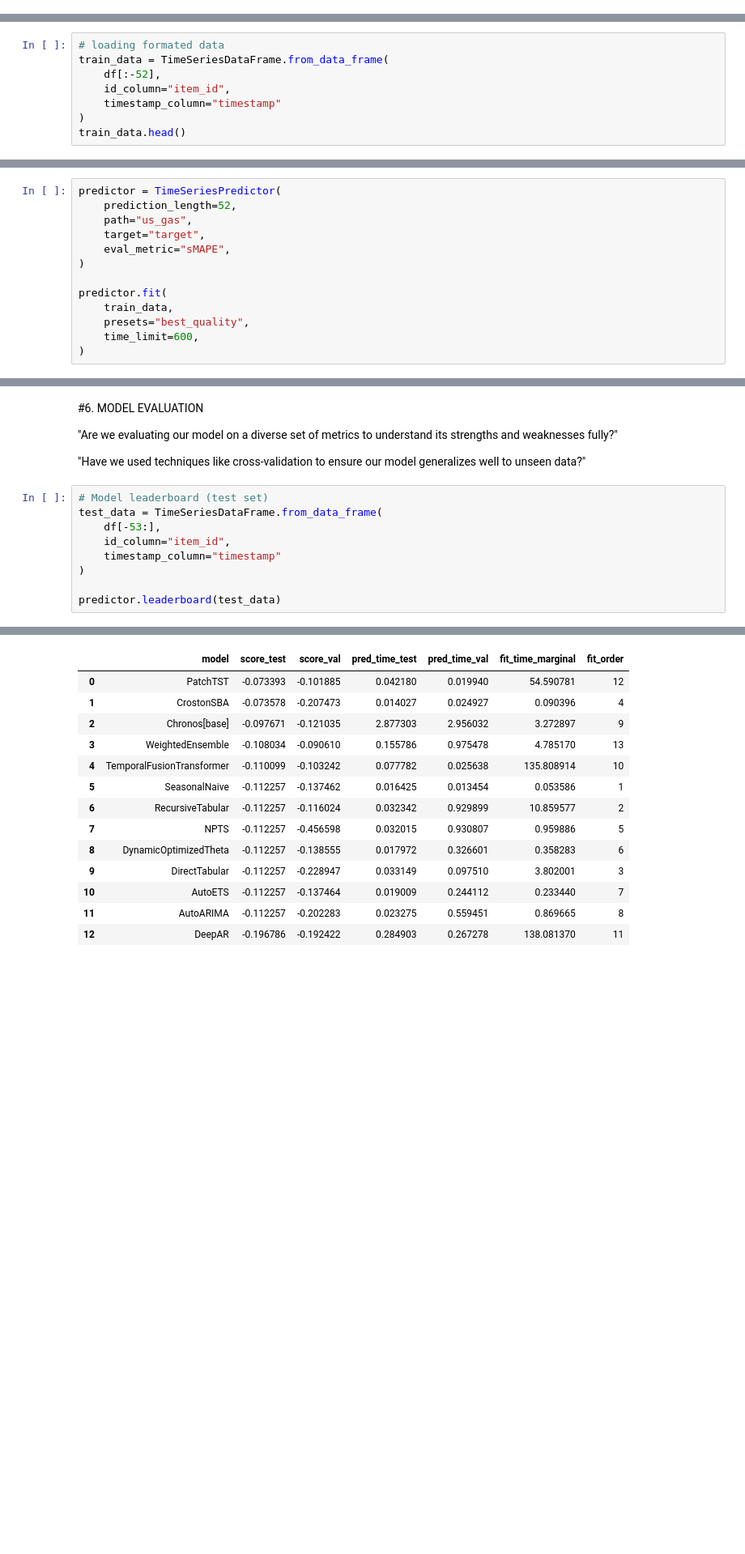
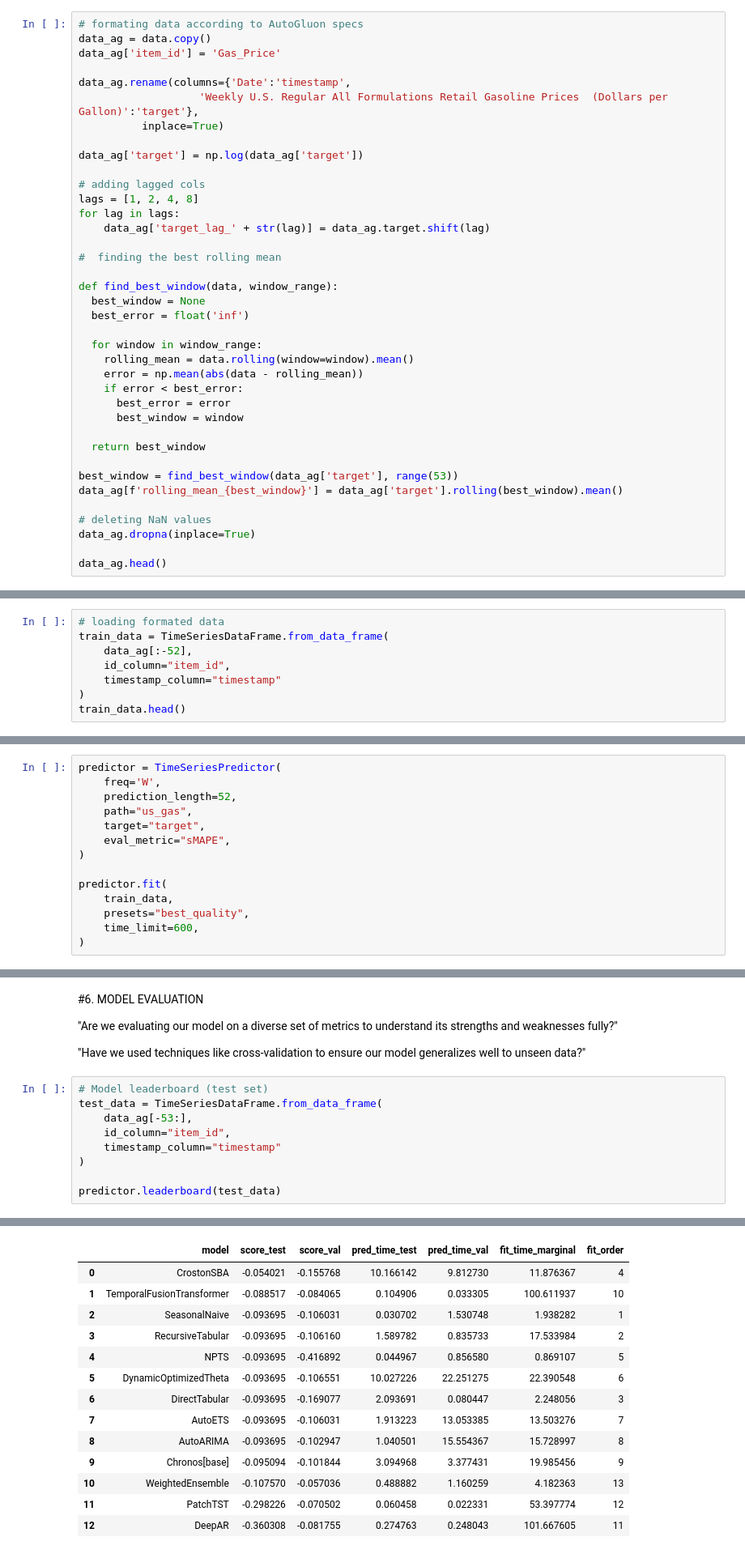
Before and after one commit to mzaoualim/us_gas_price, a Jupyter notebook: notebooks/step_by_step_notebook.ipynb, the cells around one changed output, grey strips where cells are left out. Shown at 81% size. Saved outputs shown, nothing was run; the diff lists cells and outputs as text; blank space fills up the shorter version.

```diff
--- a/notebooks/step_by_step_notebook.ipynb
+++ b/notebooks/step_by_step_notebook.ipynb
@@ -136,0 +170,38 @@ Foundational models, like Chronos, doesnt require feature engieering
+# %%
+# formating data according to AutoGluon specs
+data_ag = data.copy()
+data_ag['item_id'] = 'Gas_Price'
+
+data_ag.rename(columns={'Date':'timestamp',
+                   'Weekly U.S. Regular All Formulations Retail Gasoline Prices  (Dollars per Gallon)':'target'},
+          inplace=True)
+
+data_ag['target'] = np.log(data_ag['target'])
+
+# adding lagged cols
+lags = [1, 2, 4, 8]
+for lag in lags:
+    data_ag['target_lag_' + str(lag)] = data_ag.target.shift(lag)
+
+#  finding the best rolling mean
+
+def find_best_window(data, window_range):
+  best_window = None
+  best_error = float('inf')
+
+  for window in window_range:
+    rolling_mean = data.rolling(window=window).mean()
+    error = np.mean(abs(data - rolling_mean))
+    if error < best_error:
+      best_error = error
+      best_window = window
+
+  return best_window
+
+best_window = find_best_window(data_ag['target'], range(53))
+data_ag[f'rolling_mean_{best_window}'] = data_ag['target'].rolling(best_window).mean()
+
+# deleting NaN values
+data_ag.dropna(inplace=True)
+
+data_ag.head()
@@ -186,7 +249,7 @@ df.head()
 # %%
 # loading formated data
 train_data = TimeSeriesDataFrame.from_data_frame(
-    df[:-52],
+    data_ag[:-52],
     id_column="item_id",
     timestamp_column="timestamp"
 )
@@ -202,5 +265,6 @@ train_data.head()
 # %%
 predictor = TimeSeriesPredictor(
+    freq='W',
     prediction_length=52,
     path="us_gas",
     target="target",
@@ -338,7 +386,7 @@ Additional data provided, testing on additional data. Resulting leaderboard will
 # %%
 # Model leaderboard (test set)
 test_data = TimeSeriesDataFrame.from_data_frame(
-    df[-53:],
+    data_ag[-53:],
     id_column="item_id",
     timestamp_column="timestamp"
 )
@@ -354,14 +403,14 @@ Warning: 1 time series (100.0%) are shorter than 1 and cannot be predicted by Re
 |  | model | score_test | score_val | pred_time_test | pred_time_val | fit_time_marginal | fit_order |
-| 0 | PatchTST | -0.073393 | -0.101885 | 0.042180 | 0.019940 | 54.590781 | 12 |
-| 1 | CrostonSBA | -0.073578 | -0.207473 | 0.014027 | 0.024927 | 0.090396 | 4 |
-| 2 | Chronos[base] | -0.097671 | -0.121035 | 2.877303 | 2.956032 | 3.272897 | 9 |
-| 3 | WeightedEnsemble | -0.108034 | -0.090610 | 0.155786 | 0.975478 | 4.785170 | 13 |
-| 4 | TemporalFusionTransformer | -0.110099 | -0.103242 | 0.077782 | 0.025638 | 135.808914 | 10 |
-| 5 | SeasonalNaive | -0.112257 | -0.137462 | 0.016425 | 0.013454 | 0.053586 | 1 |
-| 6 | RecursiveTabular | -0.112257 | -0.116024 | 0.032342 | 0.929899 | 10.859577 | 2 |
-| 7 | NPTS | -0.112257 | -0.456598 | 0.032015 | 0.930807 | 0.959886 | 5 |
-| 8 | DynamicOptimizedTheta | -0.112257 | -0.138555 | 0.017972 | 0.326601 | 0.358283 | 6 |
-| 9 | DirectTabular | -0.112257 | -0.228947 | 0.033149 | 0.097510 | 3.802001 | 3 |
-| 10 | AutoETS | -0.112257 | -0.137464 | 0.019009 | 0.244112 | 0.233440 | 7 |
-| 11 | AutoARIMA | -0.112257 | -0.202283 | 0.023275 | 0.559451 | 0.869665 | 8 |
-| 12 | DeepAR | -0.196786 | -0.192422 | 0.284903 | 0.267278 | 138.081370 | 11 |
+| 0 | CrostonSBA | -0.054021 | -0.155768 | 10.166142 | 9.812730 | 11.876367 | 4 |
+| 1 | TemporalFusionTransformer | -0.088517 | -0.084065 | 0.104906 | 0.033305 | 100.611937 | 10 |
+| 2 | SeasonalNaive | -0.093695 | -0.106031 | 0.030702 | 1.530748 | 1.938282 | 1 |
+| 3 | RecursiveTabular | -0.093695 | -0.106160 | 1.589782 | 0.835733 | 17.533984 | 2 |
+| 4 | NPTS | -0.093695 | -0.416892 | 0.044967 | 0.856580 | 0.869107 | 5 |
+| 5 | DynamicOptimizedTheta | -0.093695 | -0.106551 | 10.027226 | 22.251275 | 22.390548 | 6 |
+| 6 | DirectTabular | -0.093695 | -0.169077 | 2.093691 | 0.080447 | 2.248056 | 3 |
+| 7 | AutoETS | -0.093695 | -0.106031 | 1.913223 | 13.053385 | 13.503276 | 7 |
+| 8 | AutoARIMA | -0.093695 | -0.102947 | 1.040501 | 15.554367 | 15.728997 | 8 |
+| 9 | Chronos[base] | -0.095094 | -0.101844 | 3.094968 | 3.377431 | 19.985456 | 9 |
+| 10 | WeightedEnsemble | -0.107570 | -0.057036 | 0.488882 | 1.160259 | 4.182363 | 13 |
+| 11 | PatchTST | -0.298226 | -0.070502 | 0.060458 | 0.022331 | 53.397774 | 12 |
+| 12 | DeepAR | -0.360308 | -0.081755 | 0.274763 | 0.248043 | 101.667605 | 11 |
```
Also changed, not shown: parts of 26 cells of this notebook.
